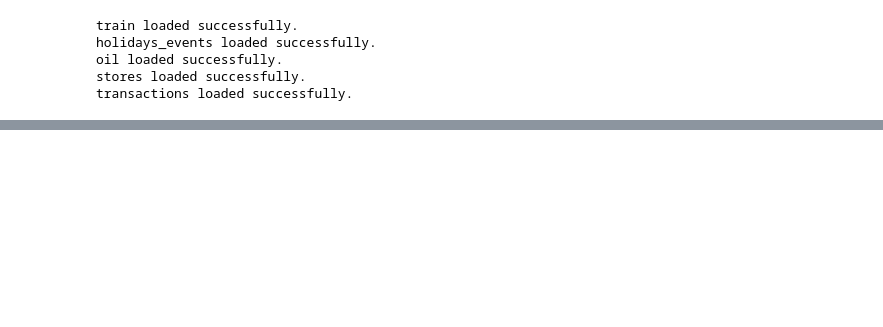
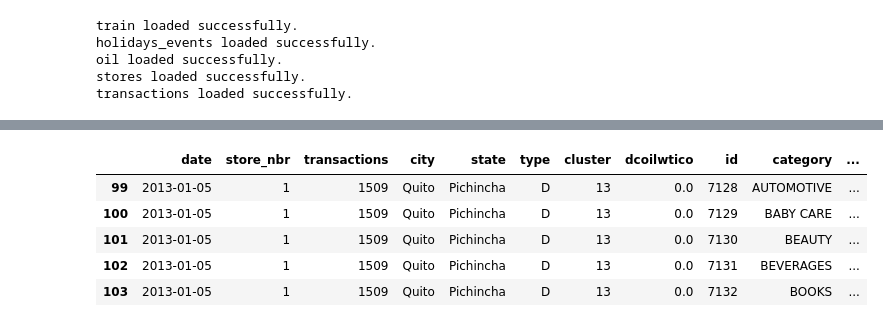
Before and after one commit to muhkashiff/store_sales_forecasting, a Jupyter notebook: store_sale.ipynb, the cells around one changed output, grey strips where cells are left out. Cells and saved outputs as stored; diff of their text form; code cells hidden in the pictures; blank space fills up the shorter version.

```diff
--- a/store_sale.ipynb
+++ b/store_sale.ipynb
@@ -34,0 +340,10 @@ transactions loaded successfully.
+# %%
+data_df = clean_df.rename(columns={"type_x":"type","type_y":"day_type","family":"category"})
+data_df.head()
+# %% [output]
+|  | date | store_nbr | transactions | city | state | type | cluster | dcoilwtico | id | category | ... |
+| 99 | 2013-01-05 | 1 | 1509 | Quito | Pichincha | D | 13 | 0.0 | 7128 | AUTOMOTIVE | ... |
+| 100 | 2013-01-05 | 1 | 1509 | Quito | Pichincha | D | 13 | 0.0 | 7129 | BABY CARE | ... |
+| 101 | 2013-01-05 | 1 | 1509 | Quito | Pichincha | D | 13 | 0.0 | 7130 | BEAUTY | ... |
+| 102 | 2013-01-05 | 1 | 1509 | Quito | Pichincha | D | 13 | 0.0 | 7131 | BEVERAGES | ... |
+| 103 | 2013-01-05 | 1 | 1509 | Quito | Pichincha | D | 13 | 0.0 | 7132 | BOOKS | ... |
```
Also changed, not shown: parts of 30 cells of this notebook.
